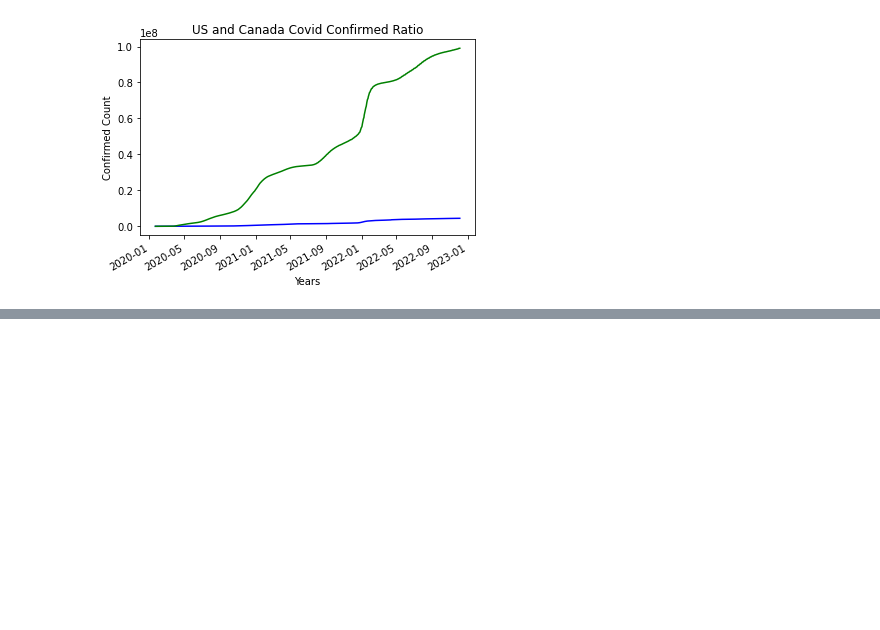
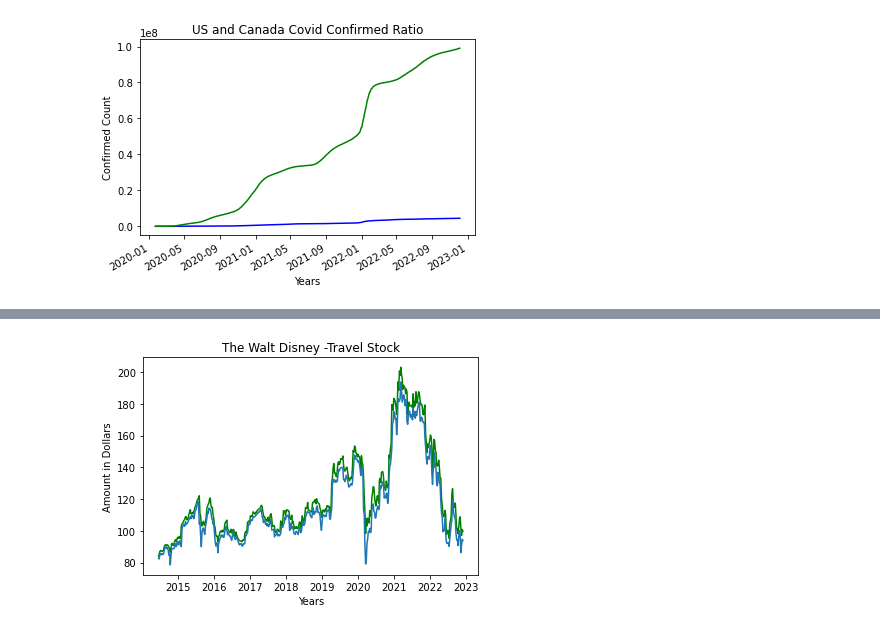
Before and after one commit to AIDA-Saskatchewan-polytechnic/Final_Project_by_Jeslin-Abitha, a Jupyter notebook: Final_Project.ipynb, the cells around one changed output, grey strips where cells are left out. Saved outputs shown, nothing was run; the diff lists cells and outputs as text; code cells hidden in the pictures; blank space fills up the shorter version.

```diff
--- a/Final_Project.ipynb
+++ b/Final_Project.ipynb
@@ -402,0 +427,12 @@ plt.show()
+# %%
+fig = plt.figure()
+plt.plot_date(df_stocks['date'],df_stocks['travel_high'],'g-')
+plt.plot_date(df_stocks['date'],df_stocks['travel_low'],'-')
+
+plt.title("The Walt Disney -Travel Stock")
+plt.xlabel("Years")
+plt.ylabel("Amount in Dollars")
+
+plt.show()
+# %% [output]
+[figure, added]
```
Also changed, not shown: parts of 5 cells of this notebook.
